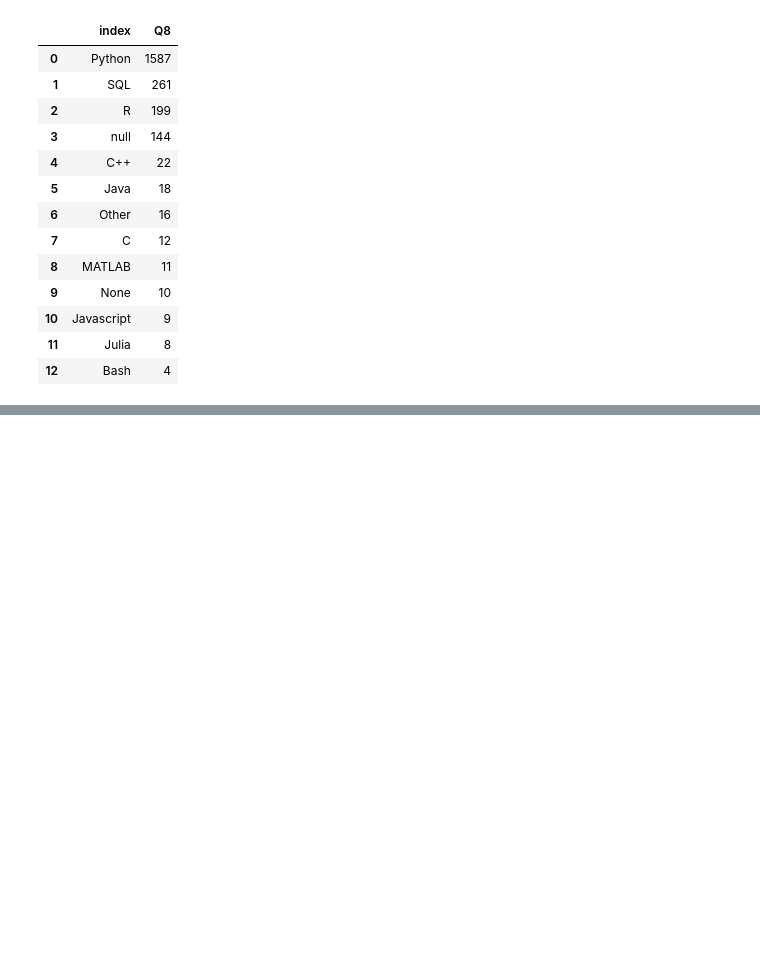
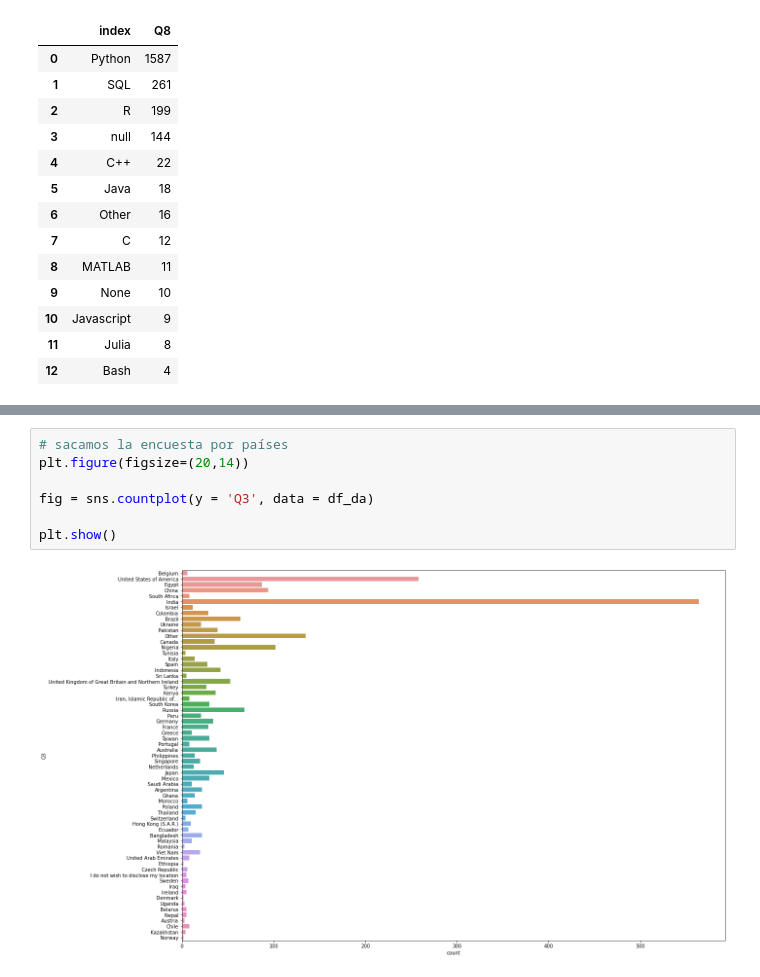
Before and after one commit to MaitaneP/adalab-da-modulo2-proyecto-equipo3, a Jupyter notebook: jupyter_proyecto2.ipynb, the cells around one changed output, grey strips where cells are left out. Drawn from its saved outputs; the diff is of its cells as text; blank space fills up the shorter version.

Commit message:
Probamos gráficas con los datos para visualizar las preguntas

```diff
--- a/jupyter_proyecto2.ipynb
+++ b/jupyter_proyecto2.ipynb
@@ -571,0 +604,9 @@ plt.show()
+# %%
+# sacamos la encuesta por países
+plt.figure(figsize=(20,14))
+
+fig = sns.countplot(y = 'Q3', data = df_da)
+
+plt.show()
+# %% [output]
+[figure, added]
```
Also changed, not shown: parts of 13 cells of this notebook.
